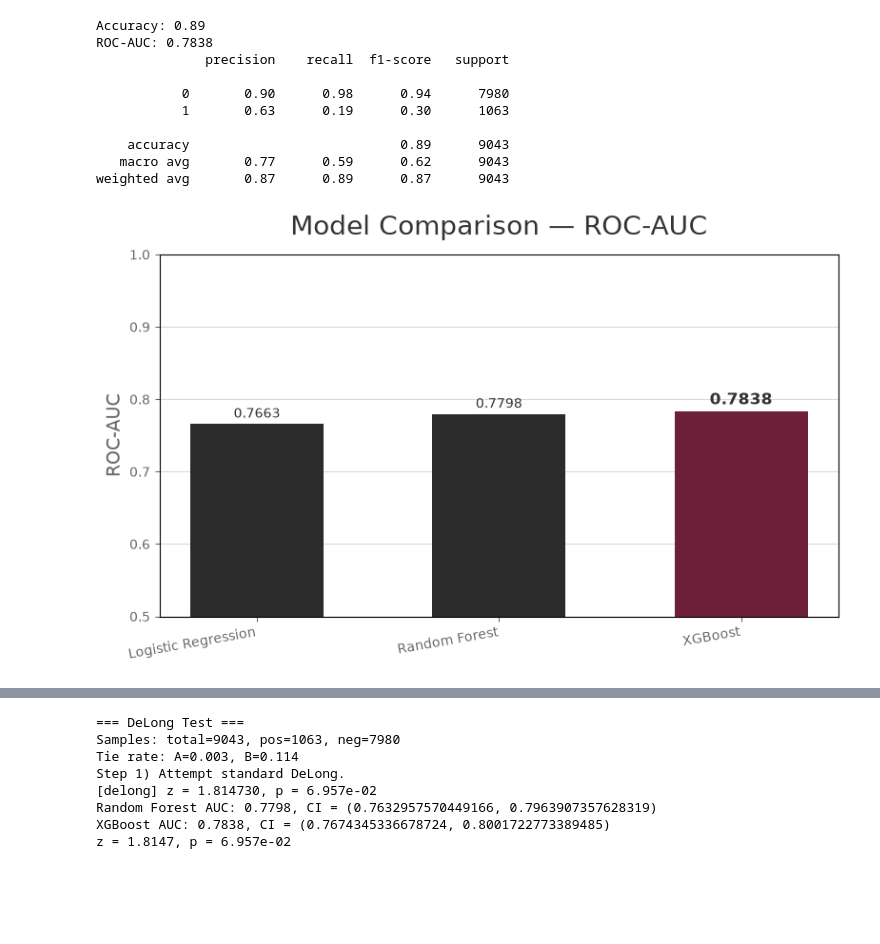
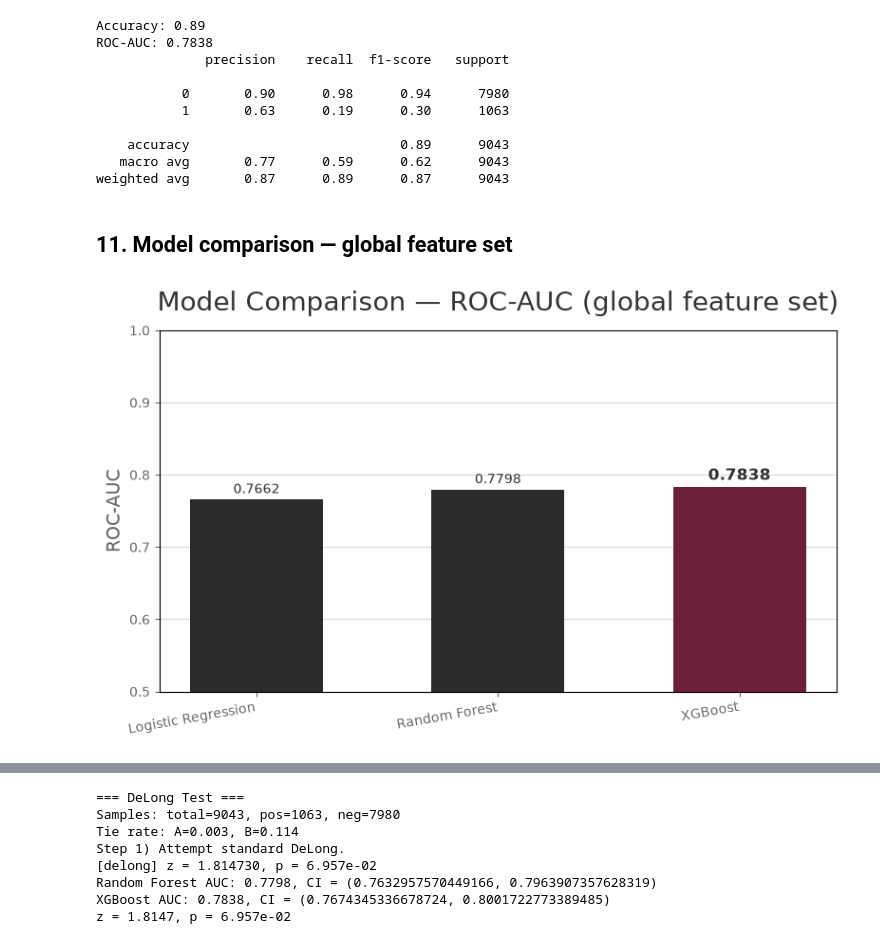
Before and after one commit to claireley/Final-Project, a Jupyter notebook: notebooks/Modeling-Bank.ipynb, the cells around one changed output, grey strips where cells are left out. Drawn from its saved outputs; the diff is of its cells as text; code cells hidden in the pictures; blank space fills up the shorter version.

```diff
--- a/notebooks/Modeling-Bank.ipynb
+++ b/notebooks/Modeling-Bank.ipynb
@@ -56,0 +64,17 @@ demo_features = ['age','job','income','marital','education', 'default','housing'
+# %%
+demo_features = (
+    ['age', 'income', 'default', 'housing', 'loan', 'balance_negative', 'balance_log']
+    + [c for c in data.columns if c.startswith(('job_', 'marital_', 'education_'))]
+)
+
+campaign_features = (
+    ['campaign', 'pdays', 'previous']
+    + [c for c in data.columns if c.startswith(('poutcome_', 'contact_', 'month_'))]
+)
+
+global_features = [c for c in data.columns if c != 'converted']
+
+
+assert set(demo_features) | set(campaign_features) == set(global_features)
+assert set(demo_features) & set(campaign_features) == set()
+print(f"demo: {len(demo_features)} features | campaign: {len(campaign_features)} features | global: {len(global_features)} features")
@@ -57,6 +85,6 @@ demo_features = ['age','job','income','marital','education', 'default','housing'
 # %%
 X_train, X_test, y_train, y_test = train_test_split(
-    data.drop(columns=['converted']), data.converted, test_size=0.20, random_state=0
+    data[global_features], data['converted'], test_size=0.20, random_state=0
 )
 X_train.shape, X_test.shape
 # %% [output]
@@ -192,9 +244,8 @@ weighted avg       0.86      0.76      0.79      9043
 # %%
 param_grid_lr = {
-    'penalty': ['l1', 'l2', 'elasticnet'],
     'solver': ['saga'],
     'C': [0.1, 1, 10],
-    'l1_ratio': [0.5],
+    'l1_ratio': [0.0, 0.5, 1.0],
     'max_iter': [1000],
     'class_weight': ['balanced'],
 }
@@ -203,4 +254,5 @@ grid_search_lr = GridSearchCV(LogisticRegression(max_iter=10000), param_grid_lr,
 grid_search_lr.fit(X_train_df, y_train)
 
 print("Best parameters:", grid_search_lr.best_params_)
+print(f"Best CV ROC-AUC: {grid_search_lr.best_score_:.4f}")
 # %% [output]
@@ -266,35 +321,37 @@ ROC-AUC: 0.7838
     accuracy                           0.89      9043
    macro avg       0.77      0.59      0.62      9043
 weighted avg       0.87      0.89      0.87      9043
+# %% [markdown]
+## 11. Model comparison — global feature set
 # %%
 models = ["Logistic Regression", "Random Forest", "XGBoost"]
 probs_list = [probs_lr, probs_rf, probs_xgb]
 auc_scores_final = [roc_auc_score(y_test, p) for p in probs_list]
 
 best_idx = auc_scores_final.index(max(auc_scores_final))
 colors = [CARD] * len(models)
 colors[best_idx] = TEXT
 
 fig, ax = plt.subplots(figsize=(8, 5))
 fig.patch.set_alpha(0)
 ax.set_facecolor("none")
 
 bars = ax.bar(models, auc_scores_final, color=colors, width=0.55, zorder=3)
 
 for i, (bar, score) in enumerate(zip(bars, auc_scores_final)):
     ax.text(bar.get_x() + bar.get_width() / 2, score + 0.004, f"{score:.4f}",
             ha="center", va="bottom", fontsize=12 if i == best_idx else 10,
             color="0.2", fontweight="bold" if i == best_idx else "normal")
 
 ax.set_ylim(0.5, 1.0)
 ax.set_ylabel("ROC-AUC", fontsize=14, color=DIM)
-ax.set_title("Model Comparison — ROC-AUC", fontsize=20, color="0.2", pad=15)
+ax.set_title("Model Comparison — ROC-AUC (global feature set)", fontsize=20, color="0.2", pad=15)
 ax.tick_params(colors=DIM)
 ax.yaxis.grid(True, alpha=0.25, color=DIM)
 ax.set_axisbelow(True)
 plt.xticks(rotation=10, ha="right", color=DIM)
 plt.tight_layout()
 plt.savefig('../figures/model-comparison.png', transparent=True, dpi=300)
 plt.show()
 # %% [output]
-[figure, old version]
+[figure, new version]
```
Also changed, not shown: parts of 33 cells of this notebook, 26 other files.
